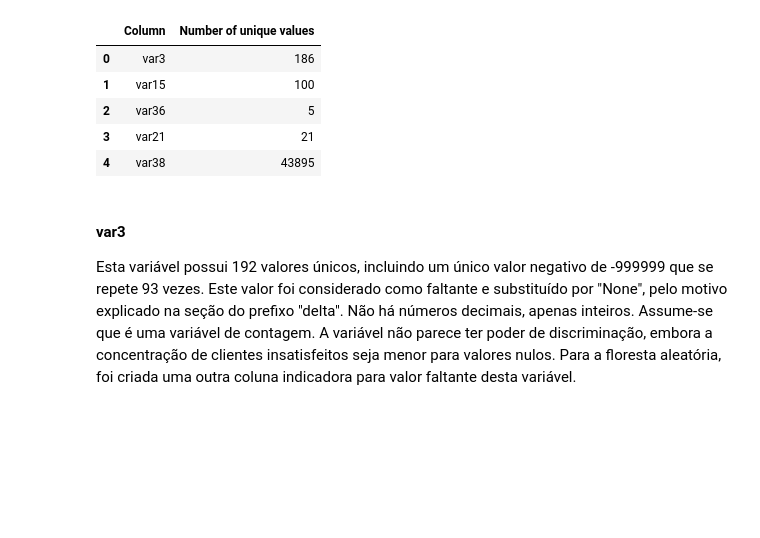
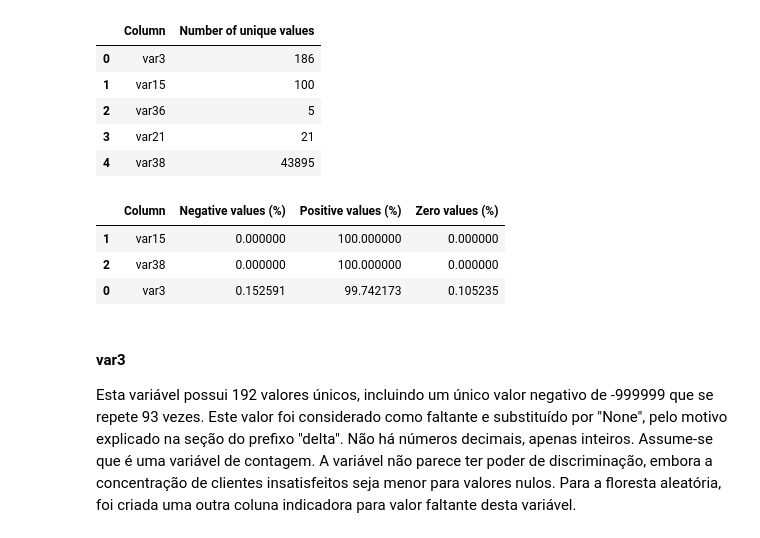
Before and after one commit to FelipeViacava/data-masters-case, a Jupyter notebook: 01-eda.ipynb, the cells around one changed output. Saved outputs shown, nothing was run; the diff lists cells and outputs as text; code cells hidden in the pictures; blank space fills up the shorter version.

```diff
--- a/01-eda.ipynb
+++ b/01-eda.ipynb
@@ -665,6 +726,13 @@ df[remaining_cols] \
 | 2 | var36 | 5 |
 | 3 | var21 | 21 |
 | 4 | var38 | 43895 |
+# %%
+neg_pos_zero(df, ["var3", "var15", "var38"])
+# %% [output]
+|  | Column | Negative values (%) | Positive values (%) | Zero values (%) |
+| 1 | var15 | 0.000000 | 100.000000 | 0.000000 |
+| 2 | var38 | 0.000000 | 100.000000 | 0.000000 |
+| 0 | var3 | 0.152591 | 99.742173 | 0.105235 |
 # %% [markdown]
 #### var3
 
```
Also changed, not shown: parts of 3 cells of this notebook, 8 other files.
